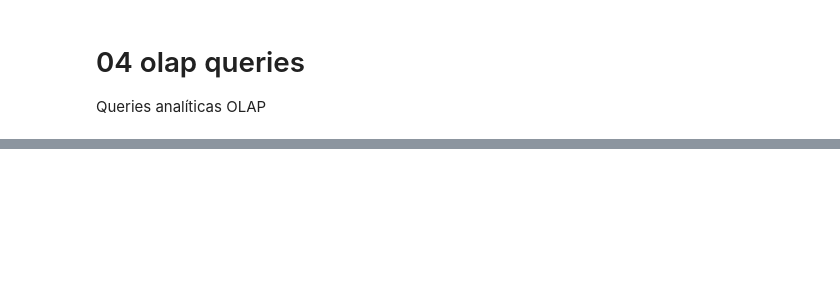
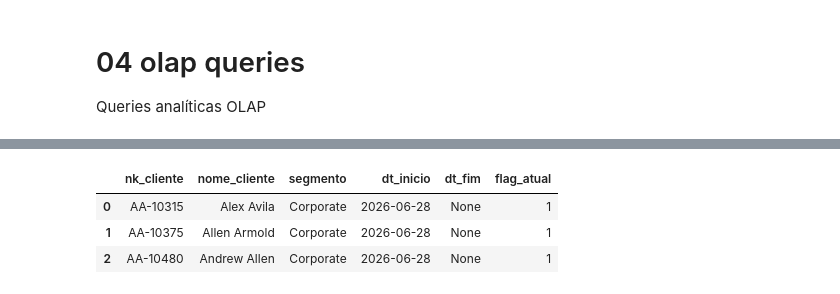
Before and after one commit to GDK-13/Data_warehouse, a Jupyter notebook: lab_mysql_dw/notebooks/04_olap_queries.ipynb, the cells around one changed output, grey strips where cells are left out. Saved outputs shown, nothing was run; the diff lists cells and outputs as text; code cells hidden in the pictures; blank space fills up the shorter version.

```diff
--- a/lab_mysql_dw/notebooks/04_olap_queries.ipynb
+++ b/lab_mysql_dw/notebooks/04_olap_queries.ipynb
@@ -40,0 +145,32 @@ DIM_META carregada com sucesso!
+# %%
+# Exercício 5: Implementação de SCD Tipo 2
+with engine.begin() as conn:
+    # 1. Garantia da existencia das  colunas necessarias para SCD Tipo 2
+    try:
+        conn.execute(text("ALTER TABLE DIM_CLIENTE ADD COLUMN dt_inicio DATE DEFAULT '2011-01-01', ADD COLUMN dt_fim DATE DEFAULT NULL, ADD COLUMN flag_atual TINYINT(1) DEFAULT 1;"))
+        conn.execute(text("UPDATE DIM_CLIENTE SET flag_atual = 1;"))
+    except:
+        pass
+
+    # 2. SCD Tipo 2 atualiza o registro atual para Corporate
+    conn.execute(text("""
+        UPDATE DIM_CLIENTE
+        SET segmento = 'Corporate',
+            dt_inicio = CURRENT_DATE,
+            flag_atual = 1
+        WHERE nk_cliente IN ('AA-10315', 'AA-10375', 'AA-10480')
+        AND flag_atual = 1;
+    """))
+
+verificacao = """
+SELECT nk_cliente, nome_cliente, segmento, dt_inicio, dt_fim, flag_atual
+FROM DIM_CLIENTE
+WHERE nk_cliente IN ('AA-10315', 'AA-10375', 'AA-10480')
+ORDER BY nk_cliente, flag_atual DESC;
+"""
+display(pd.read_sql(verificacao, engine))
+# %% [output]
+|  | nk_cliente | nome_cliente | segmento | dt_inicio | dt_fim | flag_atual |
+| 0 | AA-10315 | Alex Avila | Corporate | 2026-06-28 | None | 1 |
+| 1 | AA-10375 | Allen Armold | Corporate | 2026-06-28 | None | 1 |
+| 2 | AA-10480 | Andrew Allen | Corporate | 2026-06-28 | None | 1 |
```
Also changed, not shown: parts of 8 cells of this notebook, 5 other files.
